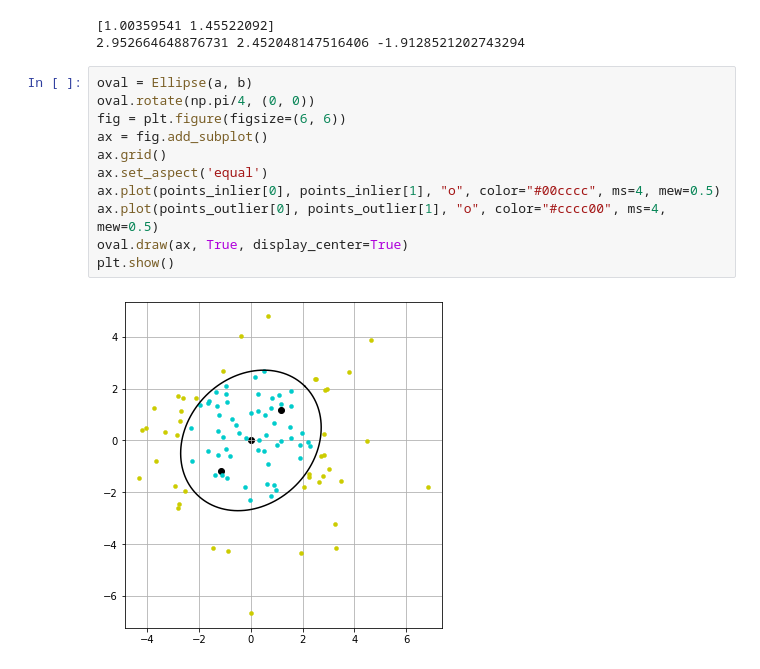
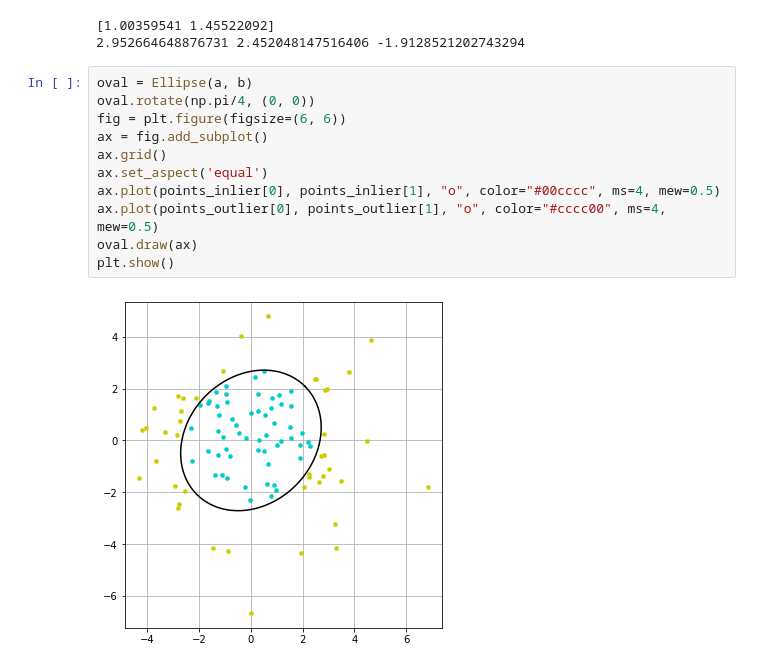
Before and after one commit to tmako123/nextage_jupyter, a Jupyter notebook: chi2_outlier_check.ipynb, the cells around one changed output. Drawn from its saved outputs; the diff is of its cells as text.

```diff
--- a/chi2_outlier_check.ipynb
+++ b/chi2_outlier_check.ipynb
@@ -156,13 +186,13 @@ print(a, b, theta)
 # %%
 oval = Ellipse(a, b)
 oval.rotate(np.pi/4, (0, 0))
 fig = plt.figure(figsize=(6, 6))
 ax = fig.add_subplot()
 ax.grid()
 ax.set_aspect('equal')
 ax.plot(points_inlier[0], points_inlier[1], "o", color="#00cccc", ms=4, mew=0.5)
 ax.plot(points_outlier[0], points_outlier[1], "o", color="#cccc00", ms=4, mew=0.5)
-oval.draw(ax, True, display_center=True)
+oval.draw(ax)
 plt.show()
 # %% [output]
-[figure, old version]
+[figure, new version]
```
Also changed, not shown: parts of 2 cells of this notebook.
